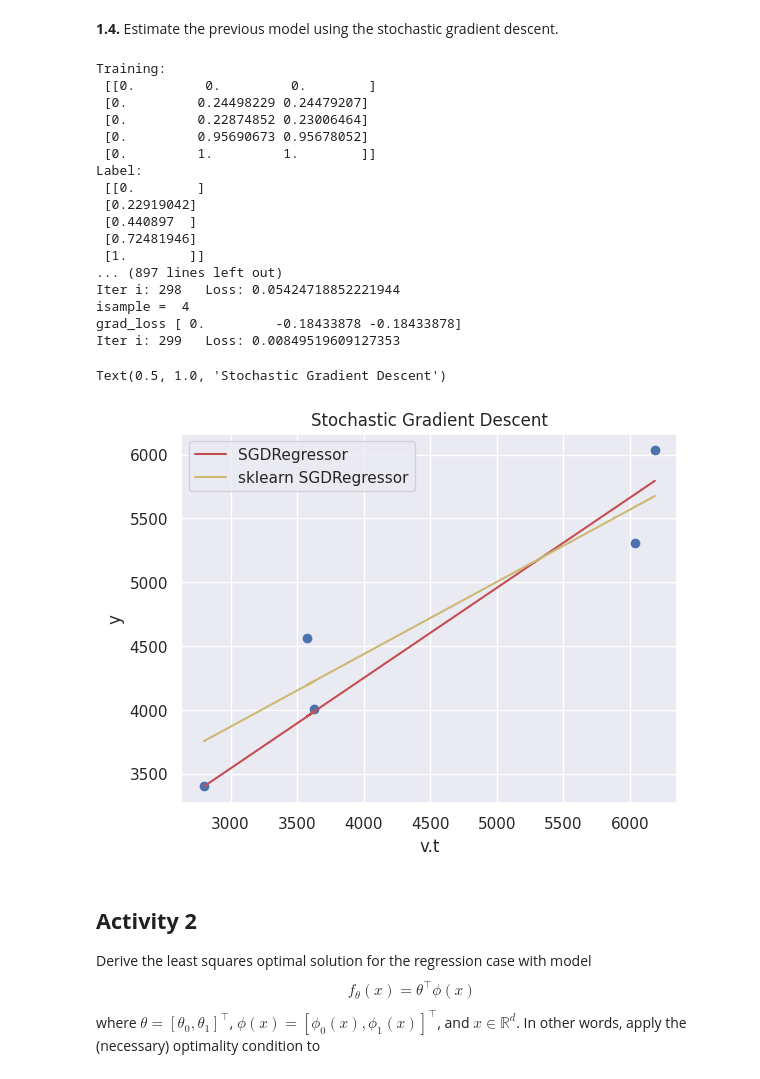
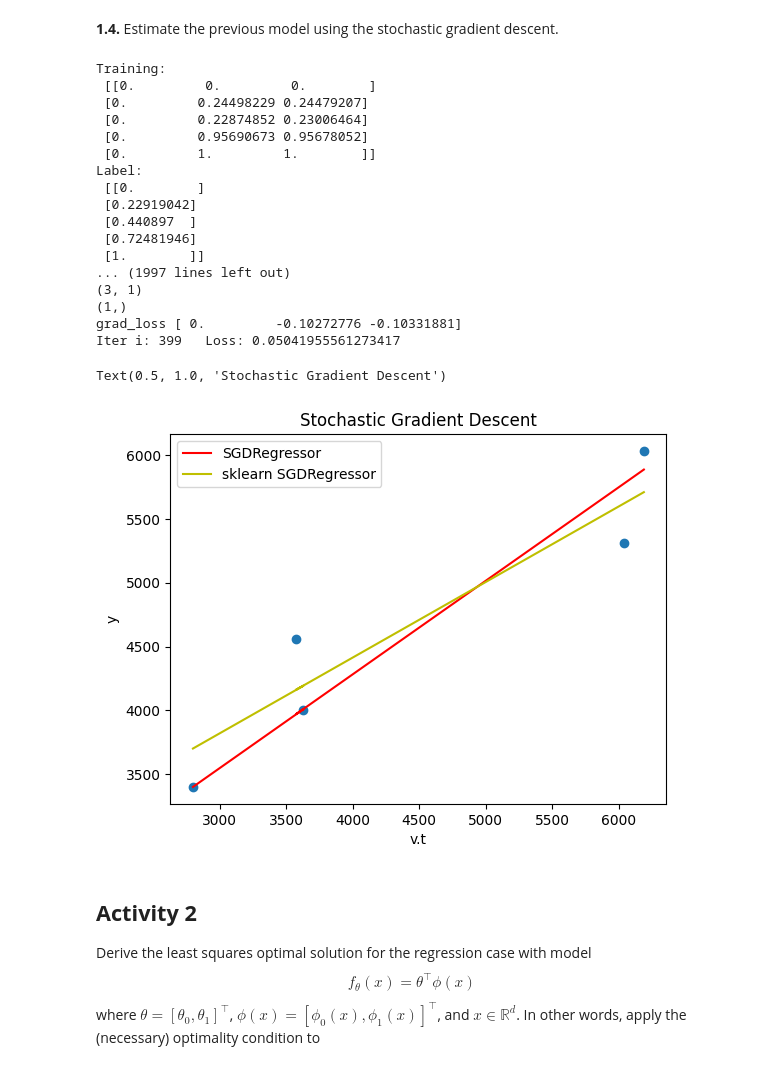
Before and after one commit to brumocas/ML, a Jupyter notebook: lab03/ML_notebook03.ipynb, the cells around one changed output. Saved outputs shown, nothing was run; the diff lists cells and outputs as text; code cells hidden in the pictures.

```diff
--- a/lab03/ML_notebook03.ipynb
+++ b/lab03/ML_notebook03.ipynb
@@ -619,7 +619,7 @@ print("Label:\n", Y)
 print(" ****** SGD Regression ****** ")
 
 lrate     = 0.005
-n_epochs  = 300
+n_epochs  = 400
 n_samples = X.shape[0]
 
 #Initialization of theta
@@ -641,6 +641,8 @@ for itr in range(n_epochs):
 
     # Solution One
     X_T = X[isample, :].reshape(1, X.shape[1]).T
+    print(X_T.shape)
+    print(Y_predict.shape)
     grad_loss = 2*((X_T @ Y_predict) - X_T @ Y[isample])
 
     # Solution Two
@@ -671,39 +673,39 @@ plt.title('Stochastic Gradient Descent')
 from sklearn.linear_model import SGDRegressor
 model_sgd = SGDRegressor(learning_rate='constant', eta0 = lrate, alpha=0, early_stopping=False, max_iter=n_epochs, tol=1e-9)
 
 X = X[:, 1:]
 
 # Fit model based on data
 model_sgd.fit(X , Y.reshape(n_samples))
 
 # Use the model
 yfit_sgd = model_sgd.predict(X)
 yfit_sgd = scaler_y.inverse_transform(yfit_sgd.reshape(-1, 1)) #reverse transformation
 
 #Plot regression line
 plt.plot(X_v_t, yfit_sgd,  'y', label='sklearn SGDRegressor');
 plt.legend()
 plt.title('Stochastic Gradient Descent')
 # %% [output]
 Training:
  [[0.         0.         0.        ]
  [0.         0.24498229 0.24479207]
  [0.         0.22874852 0.23006464]
  [0.         0.95690673 0.95678052]
  [0.         1.         1.        ]]
 Label:
  [[0.        ]
  [0.22919042]
  [0.440897  ]
  [0.72481946]
  [1.        ]]
-... (897 lines left out)
-Iter i: 298   Loss: 0.05424718852221944
-isample =  4
-grad_loss [ 0.         -0.18433878 -0.18433878]
-Iter i: 299   Loss: 0.00849519609127353
+... (1997 lines left out)
+(3, 1)
+(1,)
+grad_loss [ 0.         -0.10272776 -0.10331881]
+Iter i: 399   Loss: 0.05041955561273417
 Text(0.5, 1.0, 'Stochastic Gradient Descent')
-[figure, old version]
+[figure, new version]
 # %% [markdown]
 ## **Activity 2**
 
```
Also changed, not shown: 4 other files.
